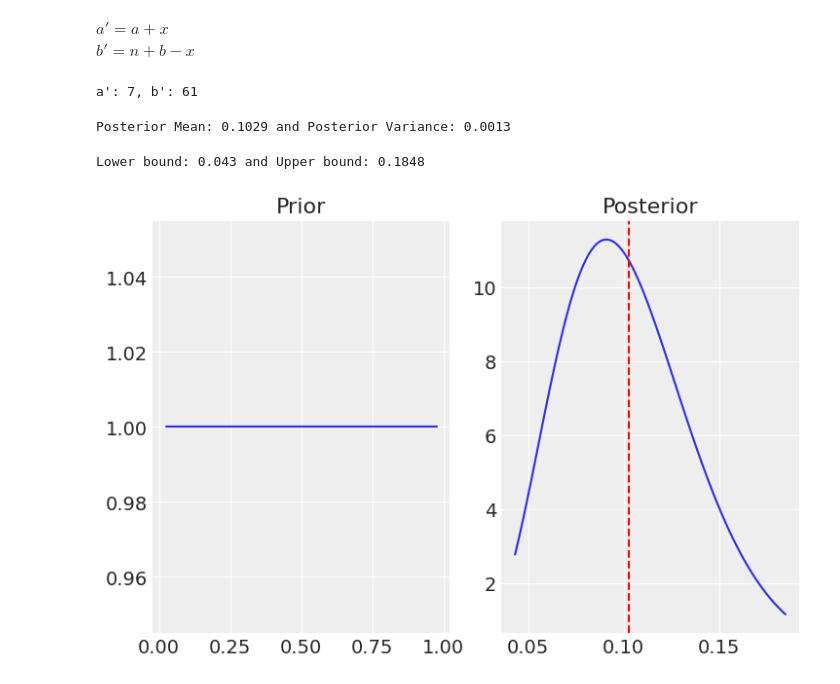
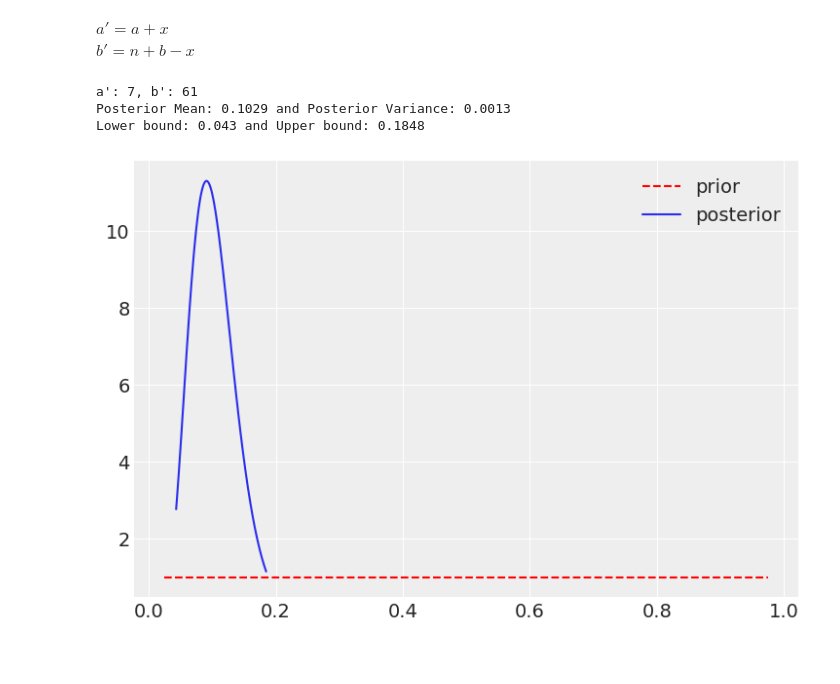
Before and after one commit to Raghuram-Veeramallu/Bayesian-Astrostat, a Jupyter notebook: Project 1/Project1_Group3.ipynb, the cells around one changed output. Cells and saved outputs as stored; diff of their text form; code cells hidden in the pictures.

```diff
--- a/Project 1/Project1_Group3.ipynb
+++ b/Project 1/Project1_Group3.ipynb
@@ -180,45 +180,40 @@ Assuming that the probability of a star system is binary is uniform, a = 1, b =
 That would make the posterior $ => $ $ \theta | x \sim Beta(7, 61) $
 and $E[X] = \frac{1}{2} , Var[X] = \frac{1}{12} $
 # %%
-a = 1
-b = 1
 nobs = len(mul_obs)
 nbin_obs = len(bin_stars)
 # %% [markdown]
 $a' = a + x$
 $b' = n + b - x$
-# %%
-a_bar = a + nbin_obs
-b_bar = nobs + b - nbin_obs
-
-print(f'a\': {a_bar}, b\': {b_bar}')
-# %% [output]
-a': 7, b': 61
-# %%
-post_mean = a_bar / (a_bar + b_bar)
-post_var = (a_bar * b_bar)/((a_bar + b_bar) ** 2 * (a_bar + b_bar + 1))
-print(f'Posterior Mean: {round(post_mean, 4)} and Posterior Variance: {round(post_var, 4)}')
-# %% [output]
-Posterior Mean: 0.1029 and Posterior Variance: 0.0013
-# %%
-post_lb = stats.beta.ppf(0.025, a_bar, b_bar)
-post_ub = stats.beta.ppf(0.975, a_bar, b_bar)
-print(f'Lower bound: {round(post_lb, 4)} and Upper bound: {round(post_ub, 4)}')
-# %% [output]
-Lower bound: 0.043 and Upper bound: 0.1848
 # %%
-fig, ax = plt.subplots(1, 2)
-x1 = np.linspace(stats.beta.ppf(0.025, 1, 1), stats.beta.ppf(0.975, 1, 1), 100)
-y1 = stats.beta.pdf(x1, a, b)
-ax[0].plot(x1, y1)
-ax[0].set_title('Prior')
+def plot_beta_curves(a, b):
+  a_bar = a + nbin_obs
+  b_bar = nobs + b - nbin_obs
+  print(f'a\': {a_bar}, b\': {b_bar}')
 
-x2 = np.linspace(stats.beta.ppf(0.025, a_bar, b_bar), stats.beta.ppf(0.975, a_bar, b_bar), 100)
-y2 = stats.beta.pdf(x2, a_bar, b_bar)
-ax[1].plot(x2,y2)
-ax[1].axvline(post_mean, color='r', ls='--')
-ax[1].set_title('Posterior')
+  post_mean = a_bar / (a_bar + b_bar)
+  post_var = (a_bar * b_bar)/((a_bar + b_bar) ** 2 * (a_bar + b_bar + 1))
+  print(f'Posterior Mean: {round(post_mean, 4)} and Posterior Variance: {round(post_var, 4)}')
 
-fig.show()
+  post_lb = stats.beta.ppf(0.025, a_bar, b_bar)
+  post_ub = stats.beta.ppf(0.975, a_bar, b_bar)
+  print(f'Lower bound: {round(post_lb, 4)} and Upper bound: {round(post_ub, 4)}')
+
+  x1 = np.linspace(stats.beta.ppf(0.025, 1, 1), stats.beta.ppf(0.975, 1, 1), 100)
+  y1 = stats.beta.pdf(x1, a, b)
+  plt.plot(x1, y1, color='r', ls='--', label='prior')
+
+  x2 = np.linspace(stats.beta.ppf(0.025, a_bar, b_bar), stats.beta.ppf(0.975, a_bar, b_bar), 100)
+  y2 = stats.beta.pdf(x2, a_bar, b_bar)
+  plt.plot(x2,y2, label='posterior')
+  # plt.axvline(post_mean, color='b', ls='--', label='posterior mean')
+
+  plt.legend()
+  plt.show()
-# %% [output]
-[figure, removed]
+# %%
+plot_beta_curves(1, 1)
+# %% [output]
+a': 7, b': 61
+Posterior Mean: 0.1029 and Posterior Variance: 0.0013
+Lower bound: 0.043 and Upper bound: 0.1848
+[figure, added]
```
Also changed, not shown: parts of 9 cells of this notebook.
